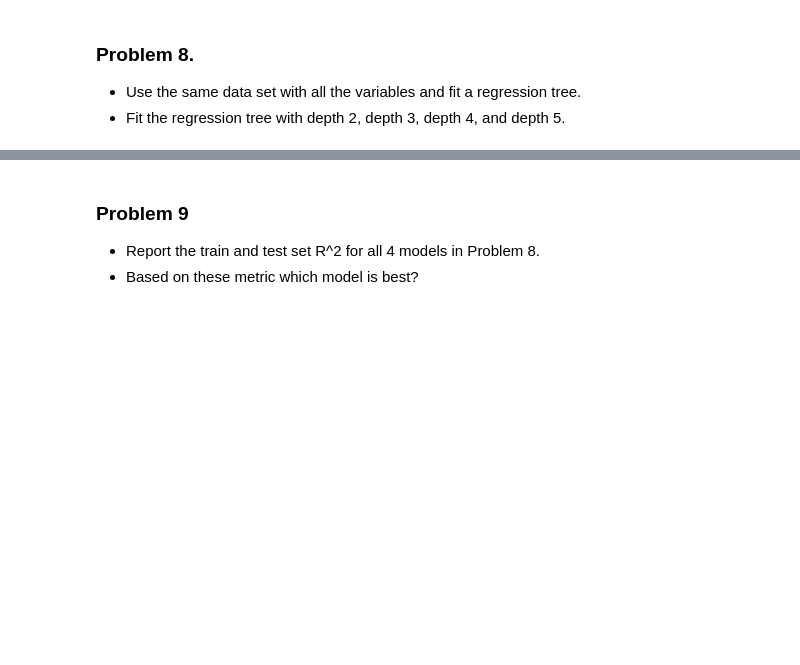
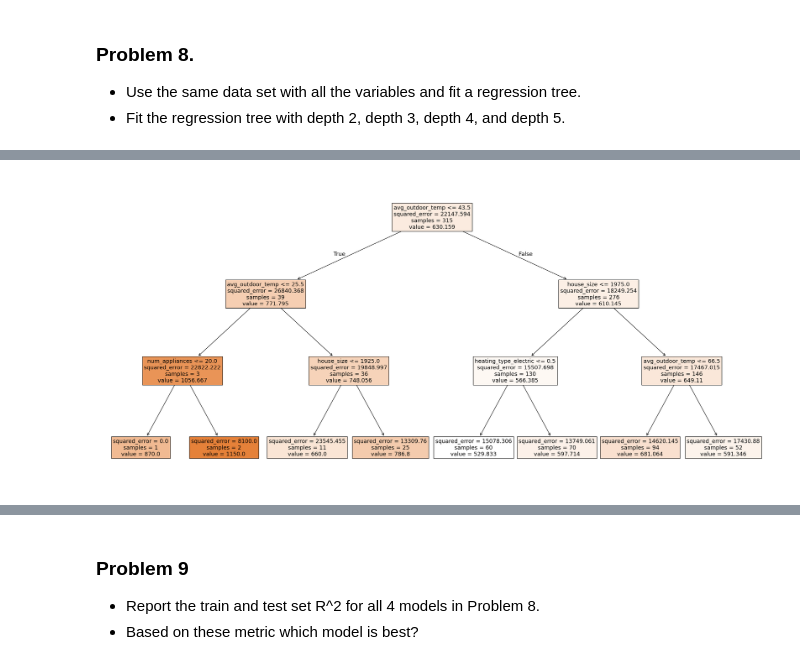
Before and after one commit to ojware5/stat-220-pt-2, a Jupyter notebook: Stat220_Take_Home_Final.ipynb, the cells around one changed output, grey strips where cells are left out. Cells and saved outputs as stored; diff of their text form; code cells hidden in the pictures; blank space fills up the shorter version.

```diff
--- a/Stat220_Take_Home_Final.ipynb
+++ b/Stat220_Take_Home_Final.ipynb
@@ -79,0 +291,9 @@ The dataset cn be found at "https://github.com/drbob-richardson/stat220/raw/main
+# %%
+tree_prep3 = DecisionTreeRegressor(max_depth = 3)
+mod_tree3 = tree_prep3.fit(X_train_tree,y_train)
+
+plt.figure(figsize=(28, 13))
+plot_tree(mod_tree3, feature_names=X_tree.columns, fontsize=13, filled=True)
+plt.show()
+# %% [output]
+[figure, added]
```
Also changed, not shown: parts of 31 cells of this notebook.
